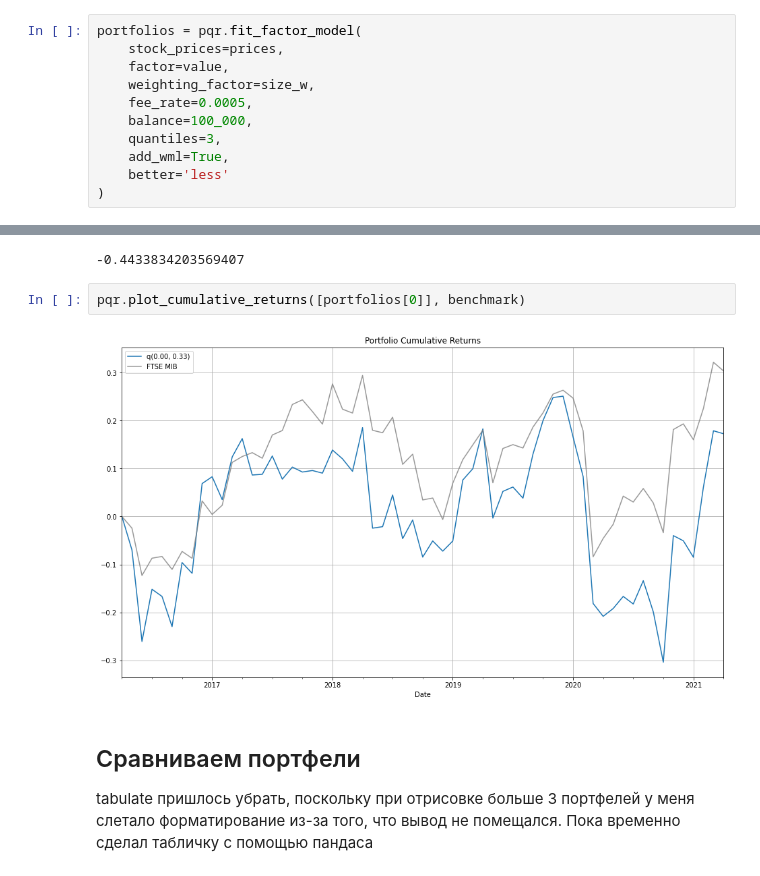
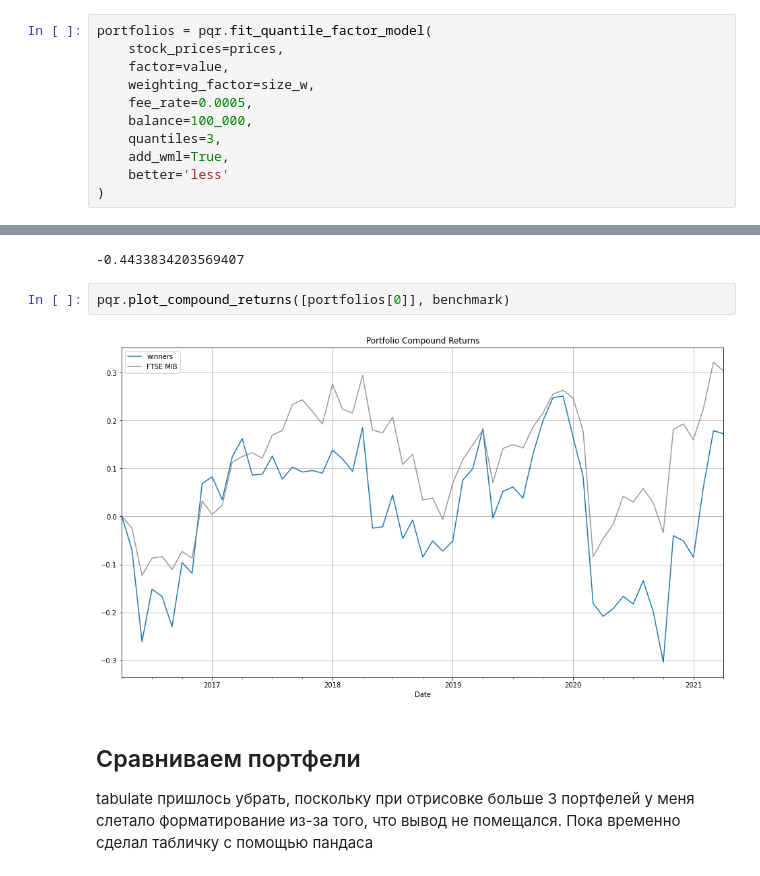
Before and after one commit to atomtosov/pqr, a Jupyter notebook: examples/value_in_italy.ipynb, the cells around one changed output, grey strips where cells are left out. Cells and saved outputs as stored; diff of their text form.

```diff
--- a/examples/value_in_italy.ipynb
+++ b/examples/value_in_italy.ipynb
@@ -32,7 +37,7 @@ benchmark = pqr.Benchmark('FTSE MIB').from_index(index)
 # %% [markdown]
 ## "Обучаем" факторную модель.
 # %%
-portfolios = pqr.fit_factor_model(
+portfolios = pqr.fit_quantile_factor_model(
     stock_prices=prices,
     factor=value,
     weighting_factor=size_w,
@@ -78,9 +83,9 @@ pqr.max_drawdown(portfolios[0].returns)
 # %% [output]
 -0.4433834203569407
 # %%
-pqr.plot_cumulative_returns([portfolios[0]], benchmark)
+pqr.plot_compound_returns([portfolios[0]], benchmark)
 # %% [output]
-[figure, old version]
+[figure, new version]
 # %% [markdown]
 ## Сравниваем портфели
 tabulate пришлось убрать, поскольку при отрисовке больше 3 портфелей у меня слетало форматирование из-за того, что вывод не помещался. Пока временно сделал табличку с помощью пандаса
```
Also changed, not shown: parts of 11 cells of this notebook, 8 other files.
